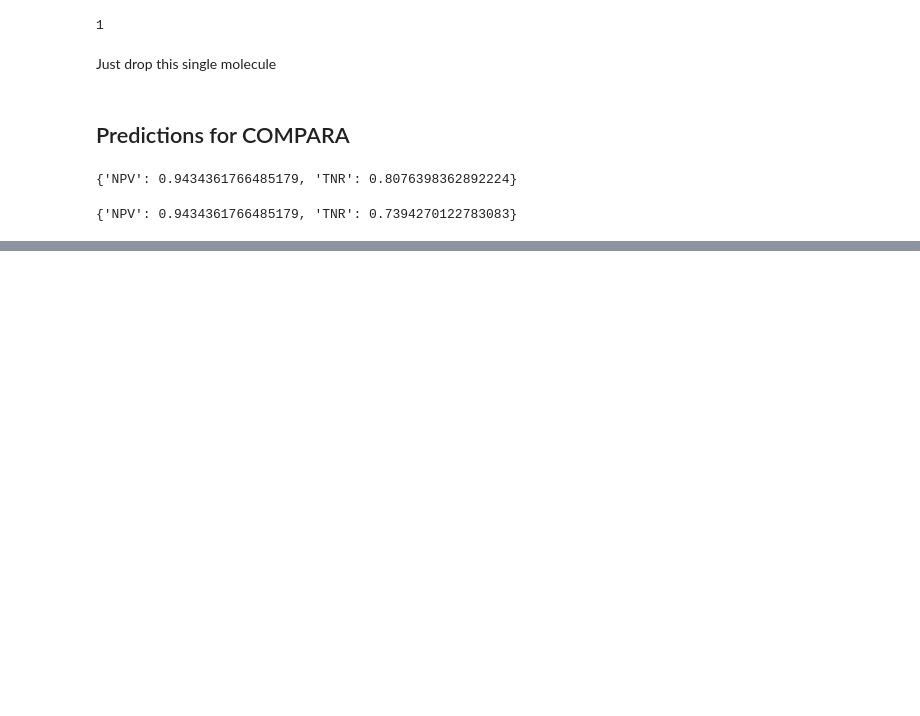
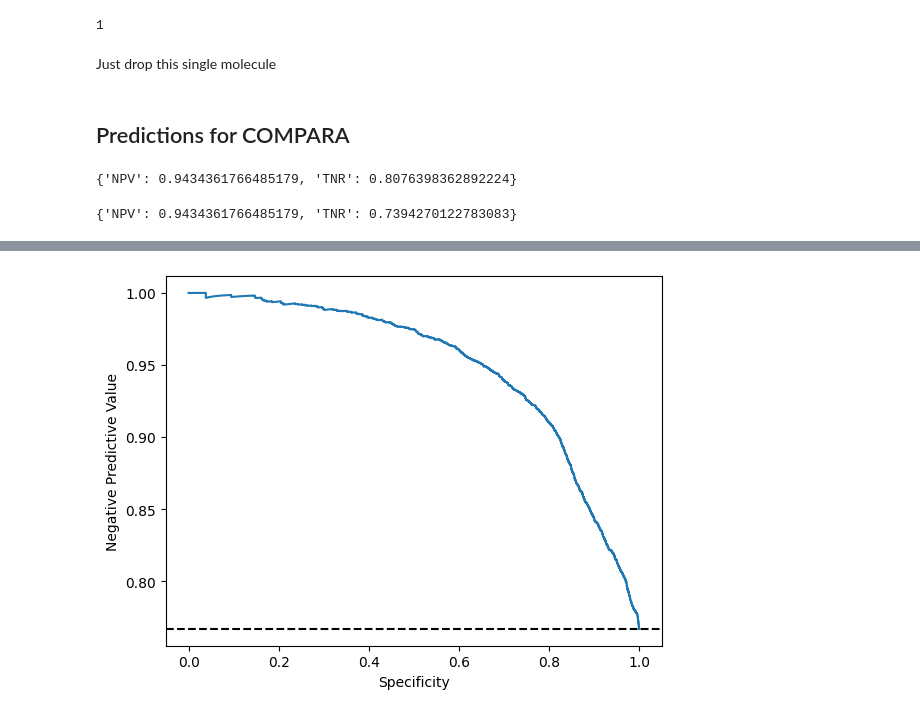
Before and after one commit to niklastoetsch/CS-SMol-AndroR-model-publication, a Jupyter notebook: compara_predictions_and_CV_for_unrestricted_dataset.ipynb, the cells around one changed output, grey strips where cells are left out. Drawn from its saved outputs; the diff is of its cells as text; code cells hidden in the pictures; blank space fills up the shorter version.

```diff
--- a/compara_predictions_and_CV_for_unrestricted_dataset.ipynb
+++ b/compara_predictions_and_CV_for_unrestricted_dataset.ipynb
@@ -302,0 +361,3 @@ Text(0.5, 0, 'Specificity')
+# %%
+# rdkit_descriptors_pubchem.to_csv("../rdkit_descriptors_pubchem.csv")
+rdkit_descriptors_pubchem = pd.read_csv("../rdkit_descriptors_pubchem.csv", index_col=0)
@@ -302,0 +366,4 @@ Text(0.5, 0, 'Specificity')
+# %%
+rdkit_complete = rdkit_descriptors_pubchem.isna().sum(axis=1) == 0
+rdkit_descriptors_pubchem = rdkit_descriptors_pubchem[rdkit_complete]
+andror_df_pubchem = andror_df_pubchem[rdkit_complete]
@@ -302,0 +378,16 @@ Text(0.5, 0, 'Specificity')
+# %%
+pubchem_predictions_trained_on_unrestricted = HTS_model_unrestricted.predict_proba(
+    X=rdkit_descriptors_pubchem,
+)
+
+PREDICTIONS_pubchem_trained_on_unrestricted = Predictions(
+    y=andror_df_pubchem["binding_prp"].replace({1.0: "inhibitor", 0.0: "inactive"}),
+    y_hat=pubchem_predictions_trained_on_unrestricted[:, 1] > 0.5,
+    y_hat_proba=pubchem_predictions_trained_on_unrestricted,
+    )
+
+CV_pubchem_trained_on_unrestricted = CV([{
+    "y": andror_df_pubchem["binding_prp"].replace({1.0: "inhibitor", 0.0: "inactive"}),
+    "y_hat": pubchem_predictions_trained_on_unrestricted[:, 1] > 0.5,
+    "y_hat_proba": pubchem_predictions_trained_on_unrestricted,}
+])
@@ -302,0 +534,4 @@ Text(0.5, 0, 'Specificity')
+# %%
+PREDICTIONS_pubchem_trained_on_unrestricted.plot_npv_tnr_curve()
+# %% [output]
+[figure, added]
```
Also changed, not shown: parts of 42 cells of this notebook.
